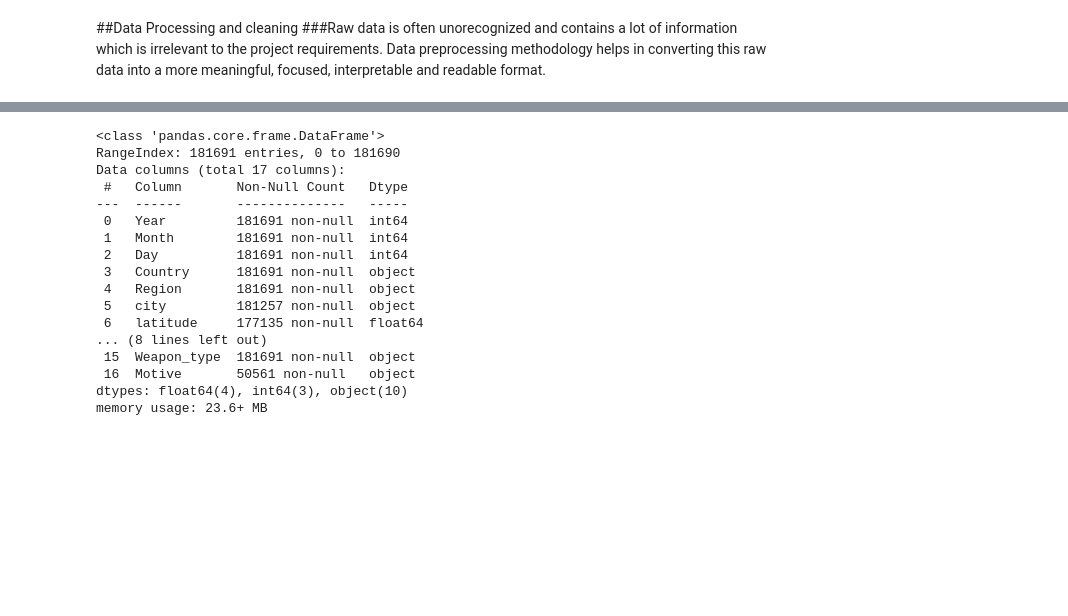
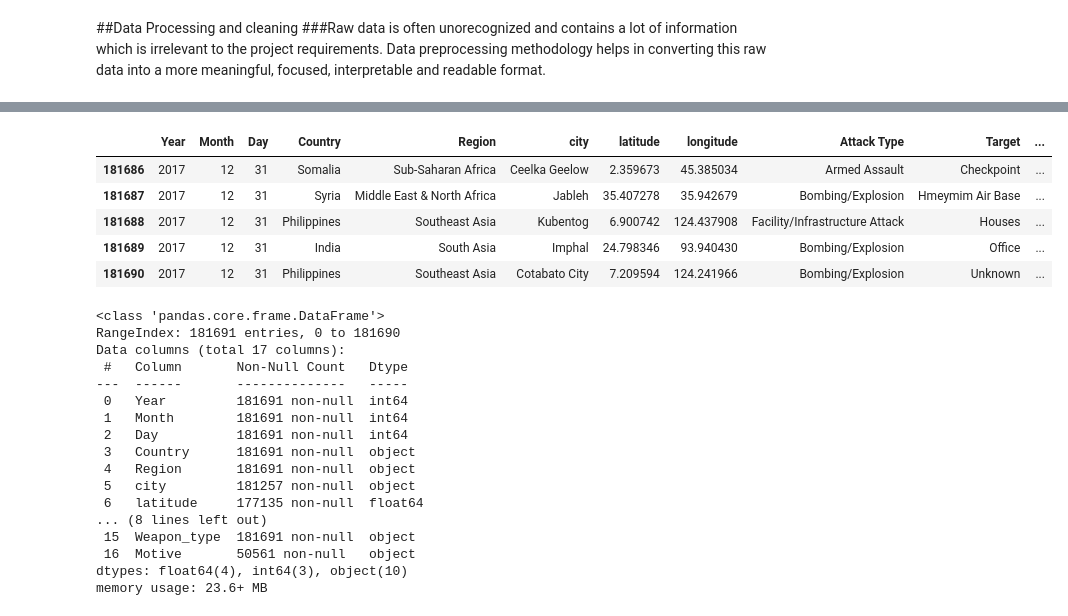
Before and after one commit to pyhtonman0101/Global-Terrorism-Analysis, a Jupyter notebook: Zahid_Global_Terrorism_Analysis_Capstone_Project.ipynb, the cells around one changed output, grey strips where cells are left out. Drawn from its saved outputs; the diff is of its cells as text; code cells hidden in the pictures; blank space fills up the shorter version.

```diff
--- a/Zahid_Global_Terrorism_Analysis_Capstone_Project.ipynb
+++ b/Zahid_Global_Terrorism_Analysis_Capstone_Project.ipynb
@@ -79,6 +104,15 @@ gt_df.head()
 | 2 | 1970 | 1 | 0 | Philippines | Southeast Asia | Unknown | 15.478598 | 120.599741 | Assassination | Employee | ... |
 | 3 | 1970 | 1 | 0 | Greece | Western Europe | Athens | 37.997490 | 23.762728 | Bombing/Explosion | U.S. Embassy | ... |
 | 4 | 1970 | 1 | 0 | Japan | East Asia | Fukouka | 33.580412 | 130.396361 | Facility/Infrastructure Attack | U.S. Consulate | ... |
+# %%
+gt_df.tail()
+# %% [output]
+|  | Year | Month | Day | Country | Region | city | latitude | longitude | Attack Type | Target | ... |
+| 181686 | 2017 | 12 | 31 | Somalia | Sub-Saharan Africa | Ceelka Geelow | 2.359673 | 45.385034 | Armed Assault | Checkpoint | ... |
+| 181687 | 2017 | 12 | 31 | Syria | Middle East & North Africa | Jableh | 35.407278 | 35.942679 | Bombing/Explosion | Hmeymim Air Base | ... |
+| 181688 | 2017 | 12 | 31 | Philippines | Southeast Asia | Kubentog | 6.900742 | 124.437908 | Facility/Infrastructure Attack | Houses | ... |
+| 181689 | 2017 | 12 | 31 | India | South Asia | Imphal | 24.798346 | 93.940430 | Bombing/Explosion | Office | ... |
+| 181690 | 2017 | 12 | 31 | Philippines | Southeast Asia | Cotabato City | 7.209594 | 124.241966 | Bombing/Explosion | Unknown | ... |
 # %%
 gt_df.info()
 # %% [output]
```
Also changed, not shown: parts of 5 cells of this notebook.
